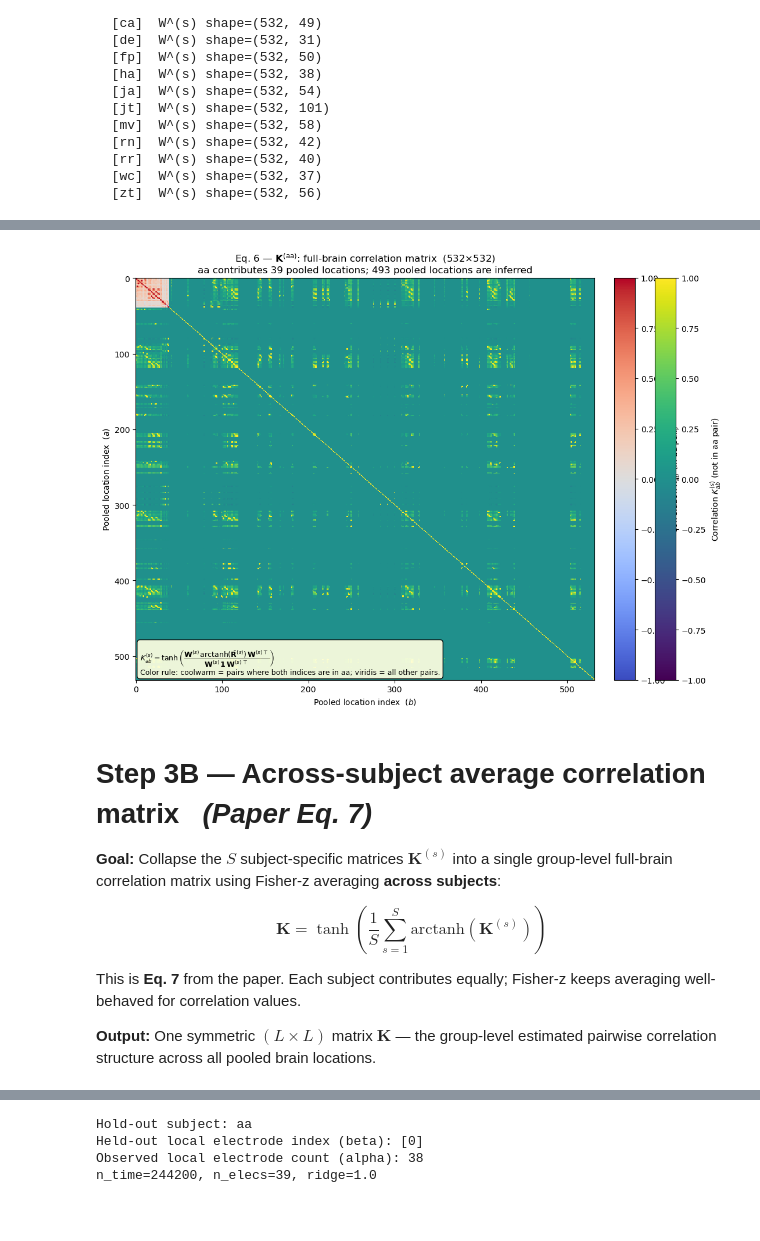
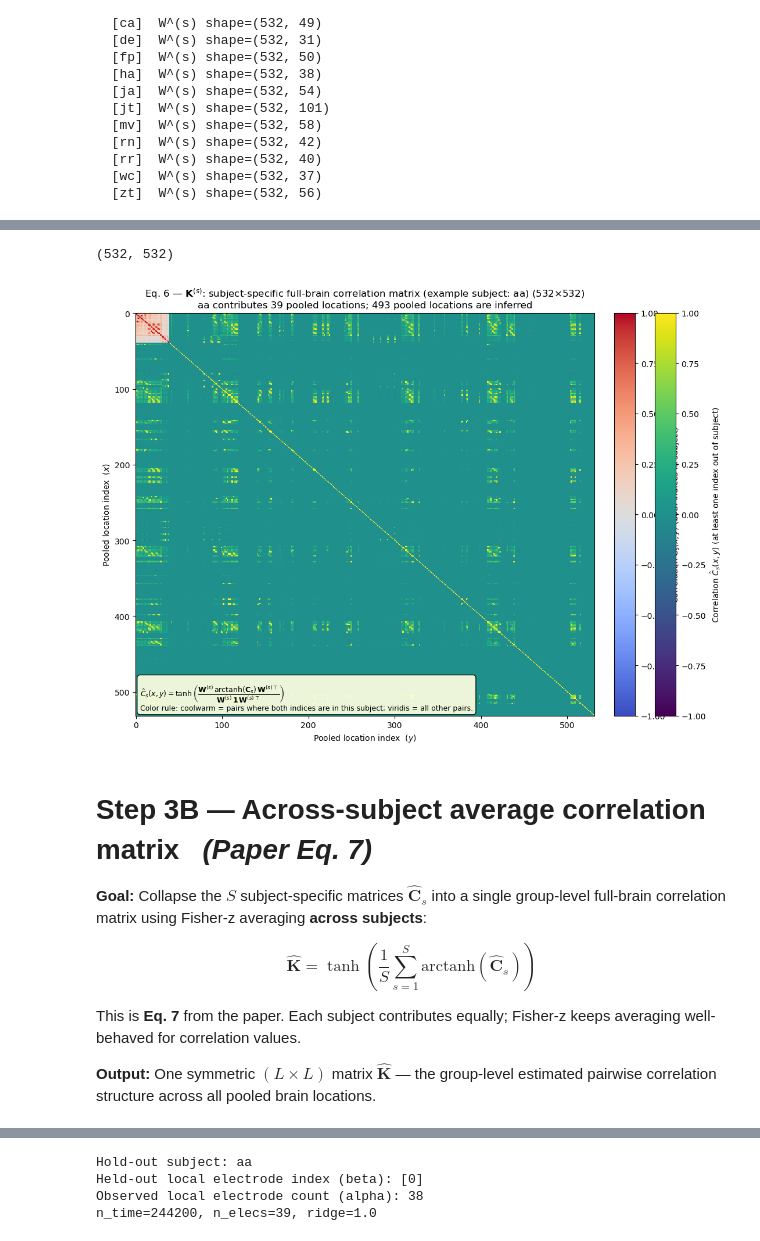
Before and after one commit to NoahWanless/SuperEeg-M467-project, a Jupyter notebook: Electrode_Correlations.ipynb, the cells around one changed output, grey strips where cells are left out. Cells and saved outputs as stored; diff of their text form; code cells hidden in the pictures; blank space fills up the shorter version.

````diff
--- a/Electrode_Correlations.ipynb
+++ b/Electrode_Correlations.ipynb
@@ -162,6 +164,6 @@ FOR each subject s:
 ```
 # %%
-# Fisher-z helpers
+# Fisher-z helpers (used in later aggregation steps, e.g., Step 3A/3B; not required to form base Step 1 C_s)
 #   fisher_z(r)         = arctanh(r)  — maps [-1,1] → (-∞,+∞) for linear averaging
 #   inverse_fisher_z(z) = tanh(z)     — maps back
 def fisher_z(corr_values):
@@ -174,7 +176,7 @@ def inverse_fisher_z(z_values):
 
 # Step 1 (one-session version): one electrode-correlation matrix per subject
 # No stim/session splitting is used here because each subject contributes one preprocessed recording.
-subject_correlation_matrices = {}
+C_s_matrices = {}
 
 for pid in subject_ids:
     pack = np.load(subject_records[pid]['subject_file'], allow_pickle=True)
@@ -186,22 +188,22 @@ for pid in subject_ids:
     corr_matrix = 0.5 * (corr_matrix + corr_matrix.T)
     np.fill_diagonal(corr_matrix, 1.0)
 
-    subject_correlation_matrices[pid] = corr_matrix       # C^(s) with one recording/session
+    C_s_matrices[pid] = corr_matrix       # C_s with one recording/session
 
-print('Step 1 complete — subject-level electrode correlation matrices C^(s) (one session per subject):')
+print('Step 1 complete — subject-level electrode correlation matrices C_s (one session per subject):')
 for pid in subject_ids:
-    corr_shape = subject_correlation_matrices[pid].shape
+    corr_shape = C_s_matrices[pid].shape
     n_samples = subject_records[pid]['n_samples']
-    print(f'  [{pid}]  samples={n_samples}  C^(s) shape={corr_shape}')
+    print(f'  [{pid}]  samples={n_samples}  C_s shape={corr_shape}')
 
-# Visualise C^(s)
-if 'aa' in subject_correlation_matrices:
-    aa_corr = subject_correlation_matrices['aa']
+# Visualise C_s
+if 'aa' in C_s_matrices:
+    aa_corr = C_s_matrices['aa']
     fig, ax = plt.subplots(figsize=(8, 6))
     im = ax.imshow(aa_corr, cmap='coolwarm', vmin=-1, vmax=1)
-    plt.colorbar(im, ax=ax, label=r'Pearson correlation  $C^{(s)}_{ij}$')
+    plt.colorbar(im, ax=ax, label=r'Pearson correlation  $C_{s,ij}$')
     ax.set_title(
-        r'Step 1 — Subject aa: electrode correlation matrix  $C^{(s)}$' + '\n' +
+        r'Step 1 — Subject aa: electrode correlation matrix  $C_s$' + '\n' +
         r'One-session case: compute corrcoef over full preprocessed recording'
     )
     ax.set_xlabel(r'aa electrode index  $(j)$')
@@ -604,8 +540,12 @@ Step 3A complete — subject-specific full-brain matrices K^(s)  (Eq. 6):
+# %%
+subject_full_matrix.shape
+# %% [output]
+(532, 532)
 # %%
-# Viz: Step 3A — example subject full-brain matrix K^(s)
+# Viz: Step 3A — example subject full-brain matrix C_hat_s
 
 pid_ex = 'aa'
-M = subject_full_matrices[pid_ex]       # K^(s) for this subject : (L, L)
+M = C_hat_s_matrices[pid_ex]       # C_hat_s for this subject : (L, L)
 subject_locs = subject_records[pid_ex]['locs']
 
 # Mark which pooled locations are directly in the example subject.
@@ -646,49 +586,49 @@ gs = fig.add_gridspec(
 ax = fig.add_subplot(gs[0, 0])
 cax_in = fig.add_subplot(gs[0, 1])
 cax_not = fig.add_subplot(gs[0, 2])
 
 # Draw out-of-subject pairs first, then in-subject pairs on top.
 im_not = ax.imshow(M_not, aspect='auto', cmap=cmap_not, vmin=-1, vmax=1, interpolation='nearest')
 im_in = ax.imshow(M_in, aspect='auto', cmap=cmap_in, vmin=-1, vmax=1, interpolation='nearest')
 
 cb_in = fig.colorbar(im_in, cax=cax_in)
-cb_in.set_label(r'Correlation $K^{(s)}_{ab}$ (both indices in subject)')
+cb_in.set_label(r'Correlation $\hat{C}_s(x,y)$ (both indices in subject)')
 
 cb_not = fig.colorbar(im_not, cax=cax_not)
-cb_not.set_label(r'Correlation $K^{(s)}_{ab}$ (at least one index out of subject)')
+cb_not.set_label(r'Correlation $\hat{C}_s(x,y)$ (at least one index out of subject)')
 
-ax.set_xlabel(r'Pooled location index  $(b)$')
-ax.set_ylabel(r'Pooled location index  $(a)$')
+ax.set_xlabel(r'Pooled location index  $(y)$')
+ax.set_ylabel(r'Pooled location index  $(x)$')
 ax.set_title(
     fr'Eq. 6 — $\mathbf{{K}}^{{(s)}}$: subject-specific full-brain correlation matrix (example subject: {pid_ex}) ({n_total}×{n_total})' + '\n' +
     fr'{pid_ex} contributes {n_in_subject} pooled locations; {n_not_in_subject} pooled locations are inferred'
 )
 
 # Formula + short intuition.
 ax.text(
     0.01,
     0.01,
-    r'$K^{(s)}_{ab}=\tanh\left(\dfrac{\mathbf{W}^{(s)}\,\mathrm{arctanh}(\mathbf{C}^{(s)})\,{\mathbf{W}^{(s)}}^\top}{\mathbf{W}^{(s)}\,\mathbf{1}\,{\mathbf{W}^{(s)}}^\top}\right)$' + '\n' +
+    r'$\hat{C}_s(x,y)=\tanh\left(\dfrac{\mathbf{W}^{(s)}\,\mathrm{arctanh}(\mathbf{C}_s)\,{\mathbf{W}^{(s)}}^\top}{\mathbf{W}^{(s)}\,\mathbf{1}\,{\mathbf{W}^{(s)}}^\top}\right)$' + '\n' +
     r'Color rule: coolwarm = pairs where both indices are in this subject; viridis = all other pairs.',
     transform=ax.transAxes,
     fontsize=9,
     va='bottom',
     bbox=dict(boxstyle='round,pad=0.4', facecolor='lightyellow', alpha=0.92),
 )
 
 plt.show()
 # %% [output]
-[figure, old version]
+[figure, new version]
 # %% [markdown]
 # Step 3B — Across-subject average correlation matrix &nbsp;&nbsp;*(Paper Eq. 7)*
 
-**Goal:** Collapse the $S$ subject-specific matrices $\mathbf{K}^{(s)}$ into a single group-level full-brain correlation matrix using Fisher-z averaging **across subjects**:
+**Goal:** Collapse the $S$ subject-specific matrices $\hat{\mathbf{C}}_s$ into a single group-level full-brain correlation matrix using Fisher-z averaging **across subjects**:
 
-$$\boxed{\mathbf{K} = \tanh\!\left(\frac{1}{S} \sum_{s=1}^{S} \text{arctanh}\!\left(\mathbf{K}^{(s)}\right)\right)}$$
+$$\boxed{\hat{\mathbf{K}} = \tanh\!\left(\frac{1}{S} \sum_{s=1}^{S} \text{arctanh}\!\left(\hat{\mathbf{C}}_s\right)\right)}$$
 
 This is **Eq. 7** from the paper. Each subject contributes equally; Fisher-z keeps averaging well-behaved for correlation values.
 
-**Output:** One symmetric $(L \times L)$ matrix $\mathbf{K}$ — the group-level estimated pairwise correlation structure across all pooled brain locations.
+**Output:** One symmetric $(L \times L)$ matrix $\hat{\mathbf{K}}$ — the group-level estimated pairwise correlation structure across all pooled brain locations.
 # %% [markdown]
 
 ```
````
Also changed, not shown: parts of 27 cells of this notebook.
